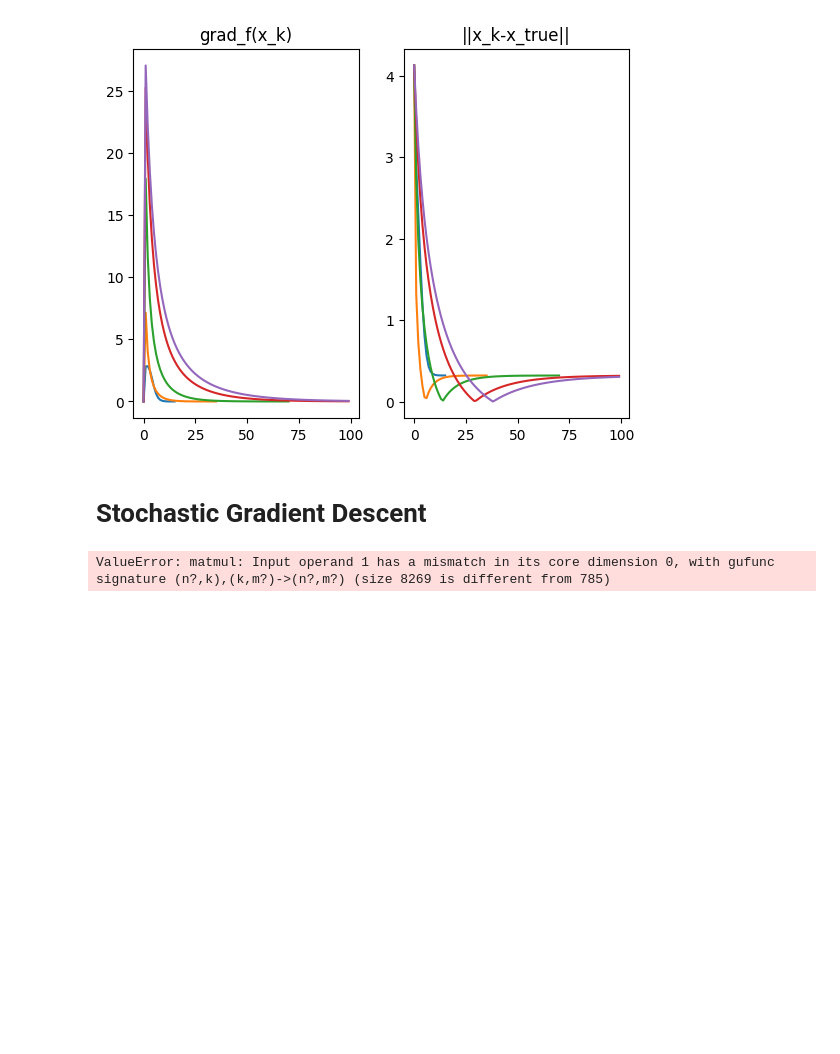
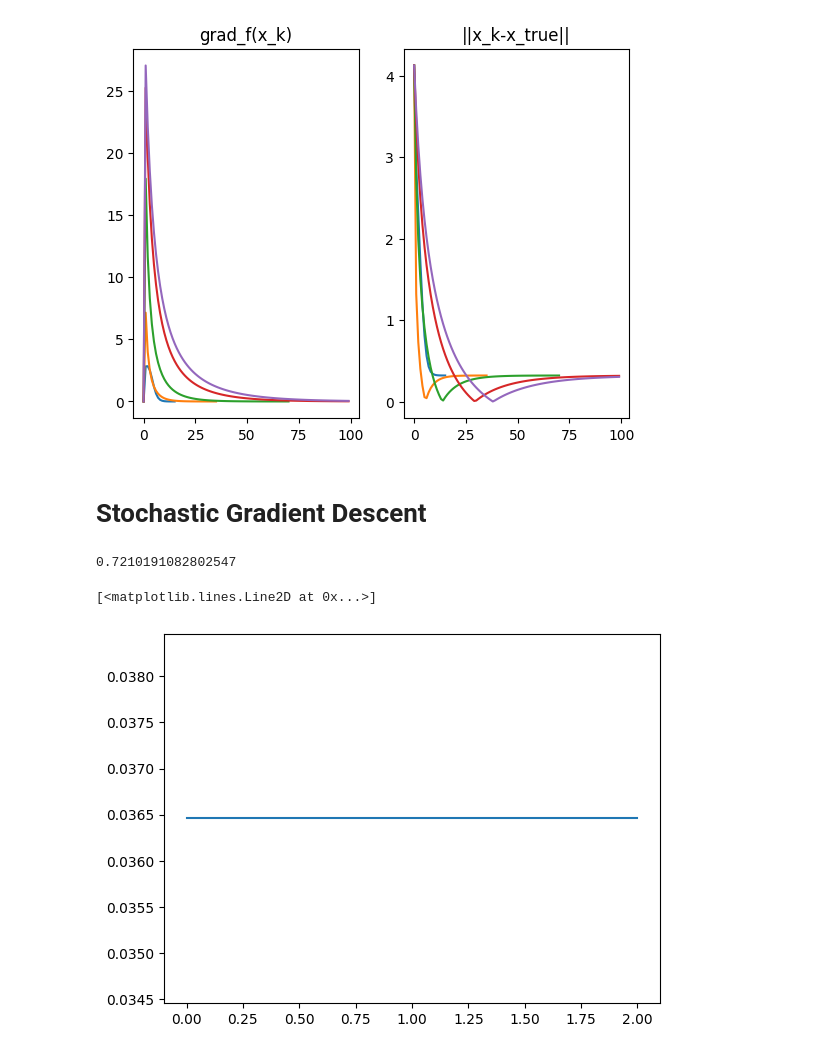
Before and after one commit to francesco-source/Artificial-Intelligence-UNIBO, a Jupyter notebook: Statistical_and_mathematical_methods_for_AI/Exercises/Exercise3.ipynb, the cells around one changed output. Cells and saved outputs as stored; diff of their text form; code cells hidden in the pictures; blank space fills up the shorter version.

Commit message:
Non ha senso

```diff
--- a/Statistical_and_mathematical_methods_for_AI/Exercises/Exercise3.ipynb
+++ b/Statistical_and_mathematical_methods_for_AI/Exercises/Exercise3.ipynb
@@ -262,41 +262,62 @@ data=np.array(data)
 # %%
 import math
 def sigmoid(x):
-    return 1/(1+math.exp(-x))
+    return 1/(1+math.e**(-x))
 def f(w,xhat):
-    return np.array([sigmoid(xhat[:,i].T@w) for i in range(len(xhat.shape[1]))])
+    return sigmoid(xhat.T@w)
 def ell(w,Xcheck,Y):
-    return (1/len(Y))*np.linalg.norm(f(w,Xcheck)-Y,2)
+    vec_f=np.array([f(w,Xcheck[:,i]) for i in range(Xcheck.shape[1])])
+    return (1/len(Y))*np.linalg.norm(vec_f-Y,2)
 def grad_ell(w,Xcheck,Y):
-    return  (1/len(Y))*np.sum([sigmoid(Xcheck[:,i].T@w)@(1-sigmoid(Xcheck[:,i].T@w))@Xcheck[:,i].T@(f(w,Xcheck[:,i])-Y[i]) for i in range(len(Y))])
+    sum=0
+    for i in range(Xcheck.shape[1]):
+        func=f(w,Xcheck[:,i])
+        sum+=func*(1-func)*(func-Y[i])*Xcheck[:,i]
+    return  np.array(sum)
 # %%
 def split_data(dataset,digits):
     X=dataset[:,1:].T
     Y=dataset[:,0]
     ind=[i for i in range(len(Y)) if Y[i] in digits]
     Yp=Y[ind]
     Xp=X[:,ind]
     Xp=np.concatenate((np.ones((1,len(Yp))),Xp),axis=0)
     return Xp,Yp
 
 def SGD(l,grad_l,w0,data,batch_size,n_epoch):
     alpha=1
     k=0
     X,y=data
     d,N=X.shape
     n_batch_per_epoch=N//batch_size
     w=np.array(w0)
+    fval=np.zeros((n_epoch,))
+    gradl=np.zeros((n_epoch,d))
+    err=np.zeros((n_epoch,))
     for epoch in range(n_epoch):
         index=np.linspace(0,len(y)-1,len(y),dtype=int)
         np.random.shuffle(index)
+        X=X[:,index]
+        y=y[index]
         for i in range(n_batch_per_epoch):
             Xbetch=X[:,(i*batch_size):((i+1)*batch_size)]
             ybetch=y[(i*batch_size):((i+1)*batch_size)]
-            w=w-alpha*grad_ell(w0,Xbetch,ybetch)
-    return w
+            w=w-alpha*grad_ell(w,Xbetch,ybetch)
+        fval[epoch]=ell(w,X,y)
+        gradl[epoch,:]=grad_ell(w,X,y)
+        err[epoch]=np.linalg.norm(grad_ell(w,X,y),2)
+    return w,fval,gradl,err
 mean=0
 sigma=1
-w0=np.random.normal(mean,sigma,size=split_data(data,[0,6])[0].shape[1])
-w=SGD(ell,grad_ell,w0,split_data(data,[0,6]),batch_size=10,n_epoch=3)
+w0=np.random.normal(mean,sigma,size=split_data(data,[1,6])[0].shape[0])
+w,fval,gradl,err=SGD(ell,grad_ell,w0,split_data(data,[1,6]),batch_size=5,n_epoch=3)
+
+
+#Da qui in poi mi fa capire che non ha senso
+count=[i for i in range(len(w0)) if w0[i]==w[i]]
+print(len(count)/len(w0))
+plt.plot(np.linspace(0,len(fval)-1,len(fval),dtype=int),fval)
 # %% [output]
-ValueError: matmul: Input operand 1 has a mismatch in its core dimension 0, with gufunc signature (n?,k),(k,m?)->(n?,m?) (size 8269 is different from 785)
+0.7210191082802547
+[<matplotlib.lines.Line2D at 0x...>]
+[figure, added]
```
